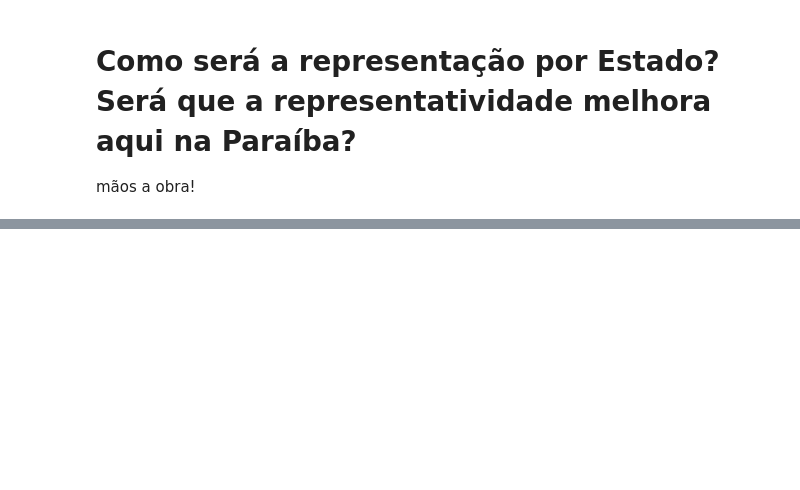
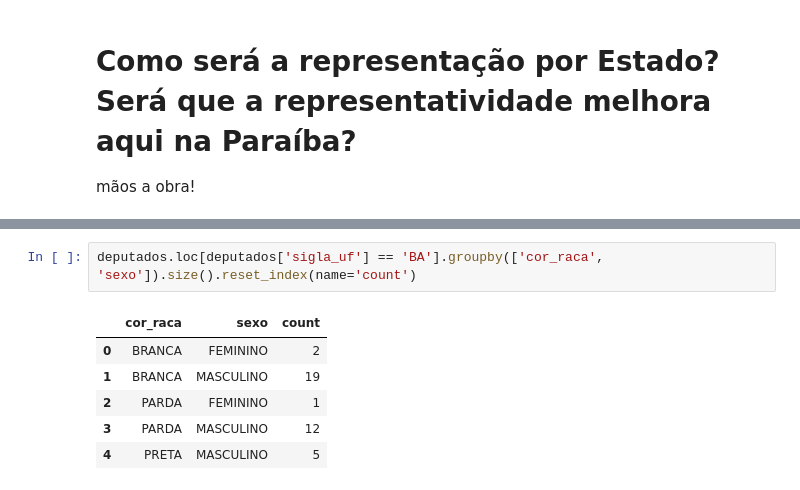
Before and after one commit to pyladiespb-org/minicurso-analise-descritiva-dados-abertos, a Jupyter notebook: CongressistasEDA.ipynb, the cells around one changed output, grey strips where cells are left out. Cells and saved outputs as stored; diff of their text form; blank space fills up the shorter version.

```diff
--- a/CongressistasEDA.ipynb
+++ b/CongressistasEDA.ipynb
@@ -336,0 +284,9 @@ mãos a obra!
+# %%
+deputados.loc[deputados['sigla_uf'] == 'BA'].groupby(['cor_raca', 'sexo']).size().reset_index(name='count')
+# %% [output]
+|  | cor_raca | sexo | count |
+| 0 | BRANCA | FEMININO | 2 |
+| 1 | BRANCA | MASCULINO | 19 |
+| 2 | PARDA | FEMININO | 1 |
+| 3 | PARDA | MASCULINO | 12 |
+| 4 | PRETA | MASCULINO | 5 |
```
Also changed, not shown: parts of 14 cells of this notebook.
